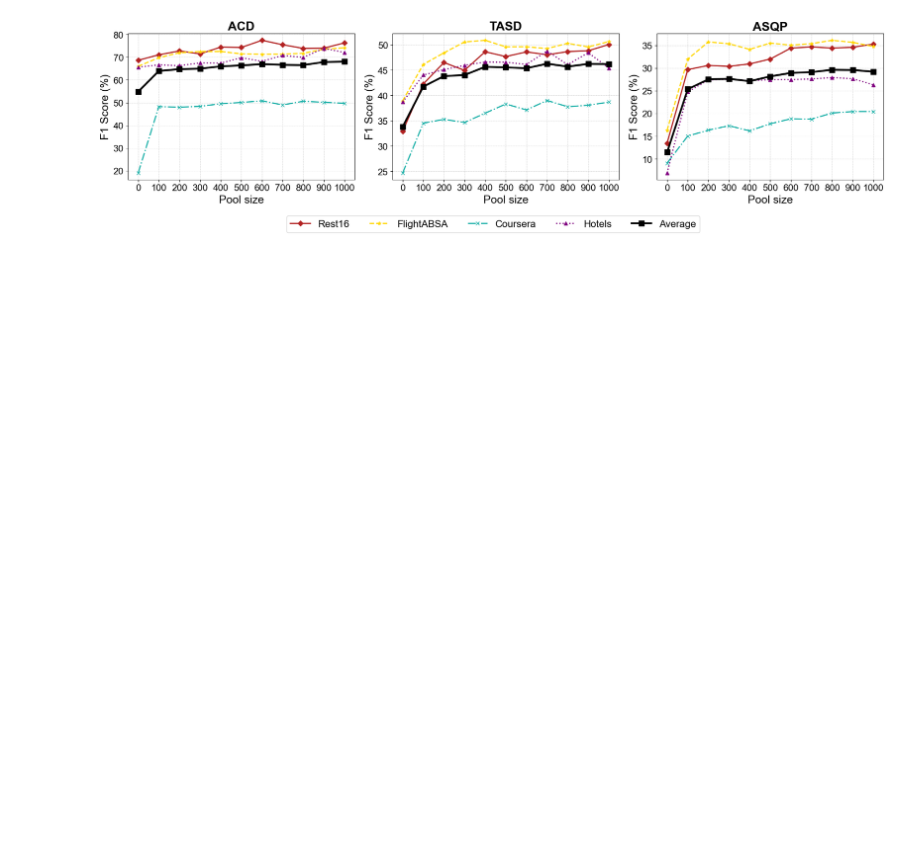
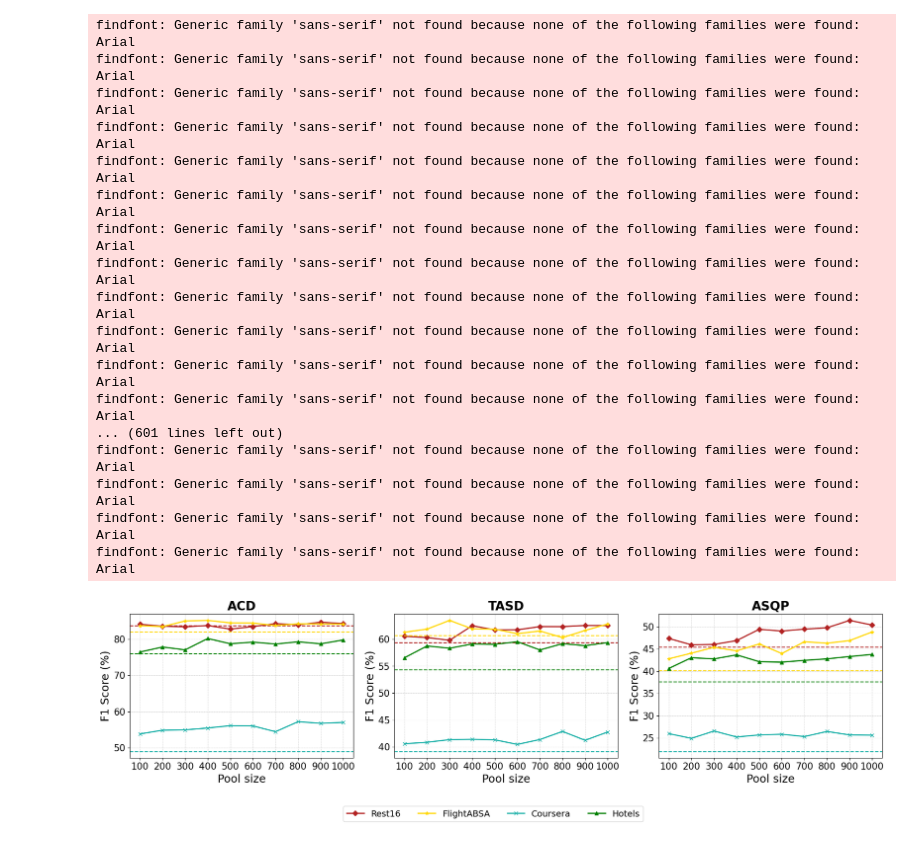
Before and after one commit to NilsHellwig/ABSA-annotation-tool, a Jupyter notebook: evaluation/report.ipynb, the cells around one changed output. Saved outputs shown, nothing was run; the diff lists cells and outputs as text; code cells hidden in the pictures; blank space fills up the shorter version.

Commit message:
add 10-shot line

```diff
--- a/evaluation/report.ipynb
+++ b/evaluation/report.ipynb
@@ -45,7 +45,7 @@ def dict_to_list(aspect_list, sentiment_elements):
 import json
 import numpy as np
 f1_scores_all = {}
-model = "gemma3_4b"
+model = "gemma3_27b"
 seeds = ["seed_42", "seed_43"]
 
 for dataset_name in ["rest16", "flightabsa", "coursera", "hotels"]:
@@ -53,7 +53,7 @@ for dataset_name in ["rest16", "flightabsa", "coursera", "hotels"]:
         f1_scores = []
         k_list = []
 
-        for k in [0.0, 0.1, 0.2, 0.3, 0.4, 0.5, 0.6, 0.7, 0.8, 0.9, 1.0]:
+        for k in [0.0, 0.01, 0.1, 0.2, 0.3, 0.4, 0.5, 0.6, 0.7, 0.8, 0.9, 1.0]:
             f1_scores_per_seed = []
 
             # Berechne F1-Score für jeden Seed
@@ -95,8 +95,8 @@ for task in ["acd", "tasd", "asqp"]:
         if key in f1_scores_all and "k" in f1_scores_all[key]:
             all_k_values.update(f1_scores_all[key]["k"])
 
-    # Sort k values
-    all_k_values = sorted(list(all_k_values))
+    # Sort k values and filter to k >= 0.1 for RAG average
+    all_k_values = sorted([k for k in list(all_k_values) if k >= 0.1])
 
     for k in all_k_values:
         f1_values_for_k = []
@@ -145,7 +145,7 @@ dataset_display_names = {
 }
 
 # Define colors and line styles for better distinction
-colors = ['firebrick', 'gold', 'lightseagreen', 'purple']  # Custom colors for datasets
+colors = ['firebrick', 'gold', 'lightseagreen', 'green']  # Custom colors for datasets
 line_styles = ['-', '--', '-.', ':']
 
 # Define markers for each dataset
@@ -163,52 +163,77 @@ for i, task in enumerate(tasks):
     for j, dataset in enumerate(datasets):
         key = f"{dataset}_{task}"
         if key in f1_scores_all and "f1" in f1_scores_all[key] and len(f1_scores_all[key]["f1"]) > 0:
+            k_list = f1_scores_all[key]["k"]
+            f1_list = f1_scores_all[key]["f1"]
             label = dataset_display_names[dataset]
             marker = markers[dataset]
-            ax.plot(f1_scores_all[key]["k"], f1_scores_all[key]["f1"],
-                    label=label, color=colors[j], linestyle=line_styles[j], linewidth=2, marker=marker, markersize=6)
+            # Plot RAG line for k >= 0.1
+            k_rag = [k for k in k_list if k >= 0.1]
+            f1_rag = [f1_list[k_list.index(k)] for k in k_rag]
+            ax.plot(k_rag, f1_rag, label=label, color=colors[j], linestyle='-', linewidth=2, marker=marker, markersize=6)
+            # Plot 10-shot horizontal line if 0.01 exists
+            if 0.01 in k_list:
+                idx = k_list.index(0.01)
+                ax.axhline(y=f1_list[idx], linestyle='--', color=colors[j])  # No label for legend
 
     # Plot average line
-    avg_key = f"avg_{task}"
-    if avg_key in f1_scores_avg and "f1" in f1_scores_avg[avg_key] and len(f1_scores_avg[avg_key]["f1"]) > 0:
-        ax.plot(f1_scores_avg[avg_key]["k"], f1_scores_avg[avg_key]["f1"],
-                label="Average", color='black', linestyle='-', linewidth=3, marker='s', markersize=8)
+    # avg_key = f"avg_{task}"
+    # if avg_key in f1_scores_avg and "f1" in f1_scores_avg[avg_key] and len(f1_scores_avg[avg_key]["f1"]) > 0:
+    #     ax.plot(f1_scores_avg[avg_key]["k"], f1_scores_avg[avg_key]["f1"],
+    #             label="Average", color='black', linestyle='-', linewidth=3, marker='s', markersize=8)
 
     # Set ticks for x-axis
-    ax.set_xticks([0.0, 0.1, 0.2, 0.3, 0.4, 0.5, 0.6, 0.7, 0.8, 0.9, 1.0])
-    ax.set_xticklabels([f'{int(x * 1000)}' for x in [0.0, 0.1, 0.2, 0.3, 0.4, 0.5, 0.6, 0.7, 0.8, 0.9, 1.0]])
+    ax.set_xticks([0.1, 0.2, 0.3, 0.4, 0.5, 0.6, 0.7, 0.8, 0.9, 1.0])
+    ax.set_xticklabels([f'{int(x * 1000)}' for x in [0.1, 0.2, 0.3, 0.4, 0.5, 0.6, 0.7, 0.8, 0.9, 1.0]])
 
     # Add grid
     ax.grid(True, which='both', linestyle='--', linewidth=0.5, alpha=0.7)
 
     # Titles and labels
     ax.set_title(f'{task.upper()}', fontsize=20, fontweight='bold')
     ax.set_xlabel('Pool size', fontsize=18)
     ax.set_ylabel('F1 Score (%)', fontsize=18)
 
     # Increase tick label size
     ax.tick_params(axis='both', labelsize=15)
 
 # Collect handles and labels for common legend
 handles, labels = [], []
 for ax in axes:
     h, l = ax.get_legend_handles_labels()
     handles.extend(h)
     labels.extend(l)
 
 # Remove duplicates
 unique_labels = list(dict.fromkeys(labels))  # Preserve order
-unique_labels = ["Rest16", "FlightABSA", "Coursera", "Hotels", "Average"]
-unique_handles = [handles[labels.index(label)] for label in unique_labels]
+unique_labels = ["Rest16", "FlightABSA", "Coursera", "Hotels"]
+unique_handles = [handles[labels.index(label)] for label in unique_labels if label in labels]
 
 # Add common legend below the plots
-fig.legend(unique_handles, unique_labels, loc='lower center', ncol=5, fontsize=16, bbox_to_anchor=(0.5, -0.01))
+fig.legend(unique_handles, unique_labels, loc='lower center', ncol=4, fontsize=14, bbox_to_anchor=(0.5, -0.05))
 
 plt.tight_layout(rect=[0, 0.1, 1, 1])
 plt.savefig("performance_plot.pdf", dpi=300, bbox_inches="tight")
 plt.show()
 # %% [output]
+findfont: Generic family 'sans-serif' not found because none of the following families were found: Arial
+findfont: Generic family 'sans-serif' not found because none of the following families were found: Arial
+findfont: Generic family 'sans-serif' not found because none of the following families were found: Arial
+findfont: Generic family 'sans-serif' not found because none of the following families were found: Arial
+findfont: Generic family 'sans-serif' not found because none of the following families were found: Arial
+findfont: Generic family 'sans-serif' not found because none of the following families were found: Arial
+findfont: Generic family 'sans-serif' not found because none of the following families were found: Arial
+findfont: Generic family 'sans-serif' not found because none of the following families were found: Arial
+findfont: Generic family 'sans-serif' not found because none of the following families were found: Arial
+findfont: Generic family 'sans-serif' not found because none of the following families were found: Arial
+findfont: Generic family 'sans-serif' not found because none of the following families were found: Arial
+findfont: Generic family 'sans-serif' not found because none of the following families were found: Arial
+... (601 lines left out)
+findfont: Generic family 'sans-serif' not found because none of the following families were found: Arial
+findfont: Generic family 'sans-serif' not found because none of the following families were found: Arial
+findfont: Generic family 'sans-serif' not found because none of the following families were found: Arial
+findfont: Generic family 'sans-serif' not found because none of the following families were found: Arial
-[figure, old version]
+[figure, new version]
 # %%
 # Statistische Analyse: Teste ob F1-Scores signifikant mit Poolgröße steigen
 from scipy import stats
```
Also changed, not shown: parts of 5 cells of this notebook.
